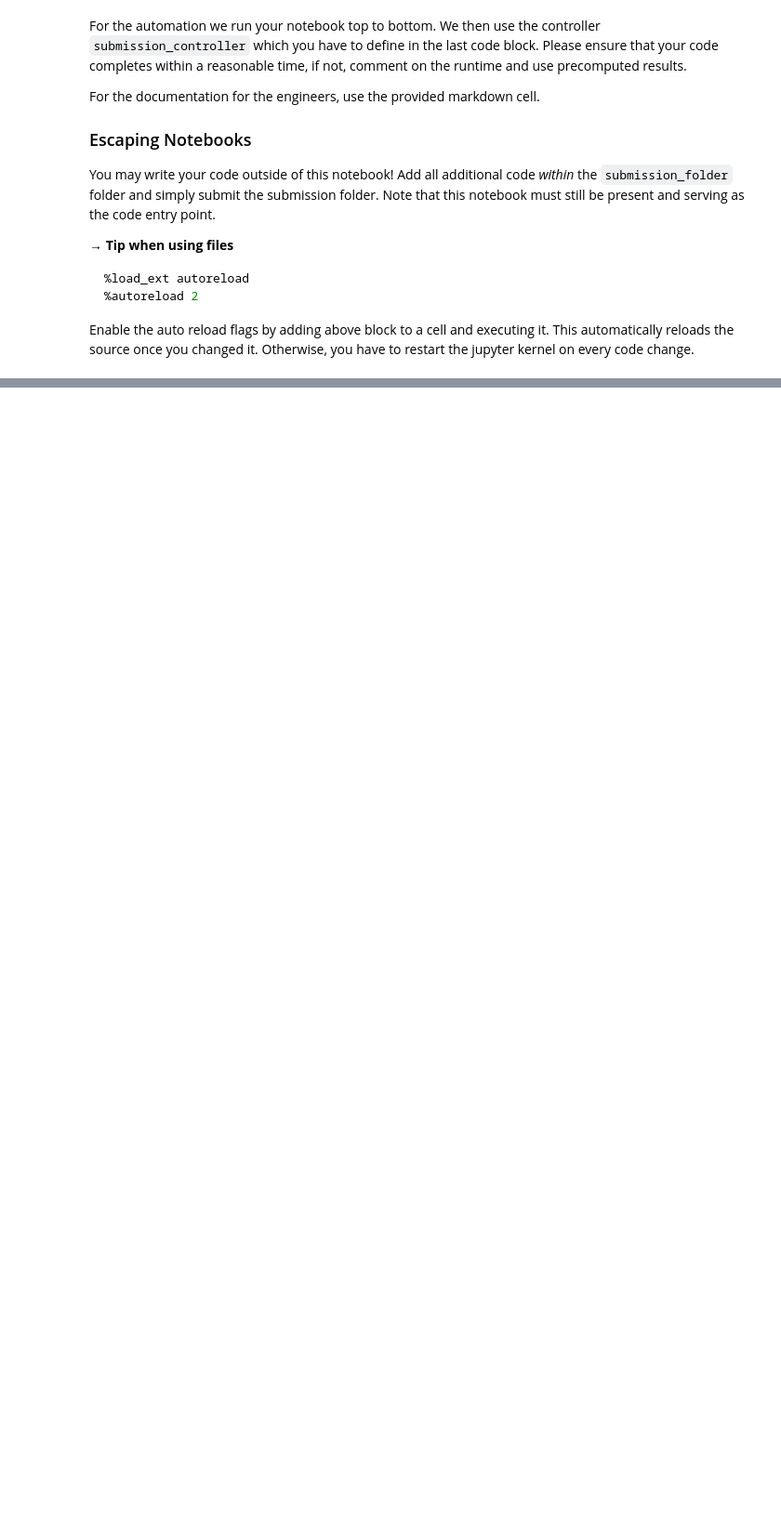
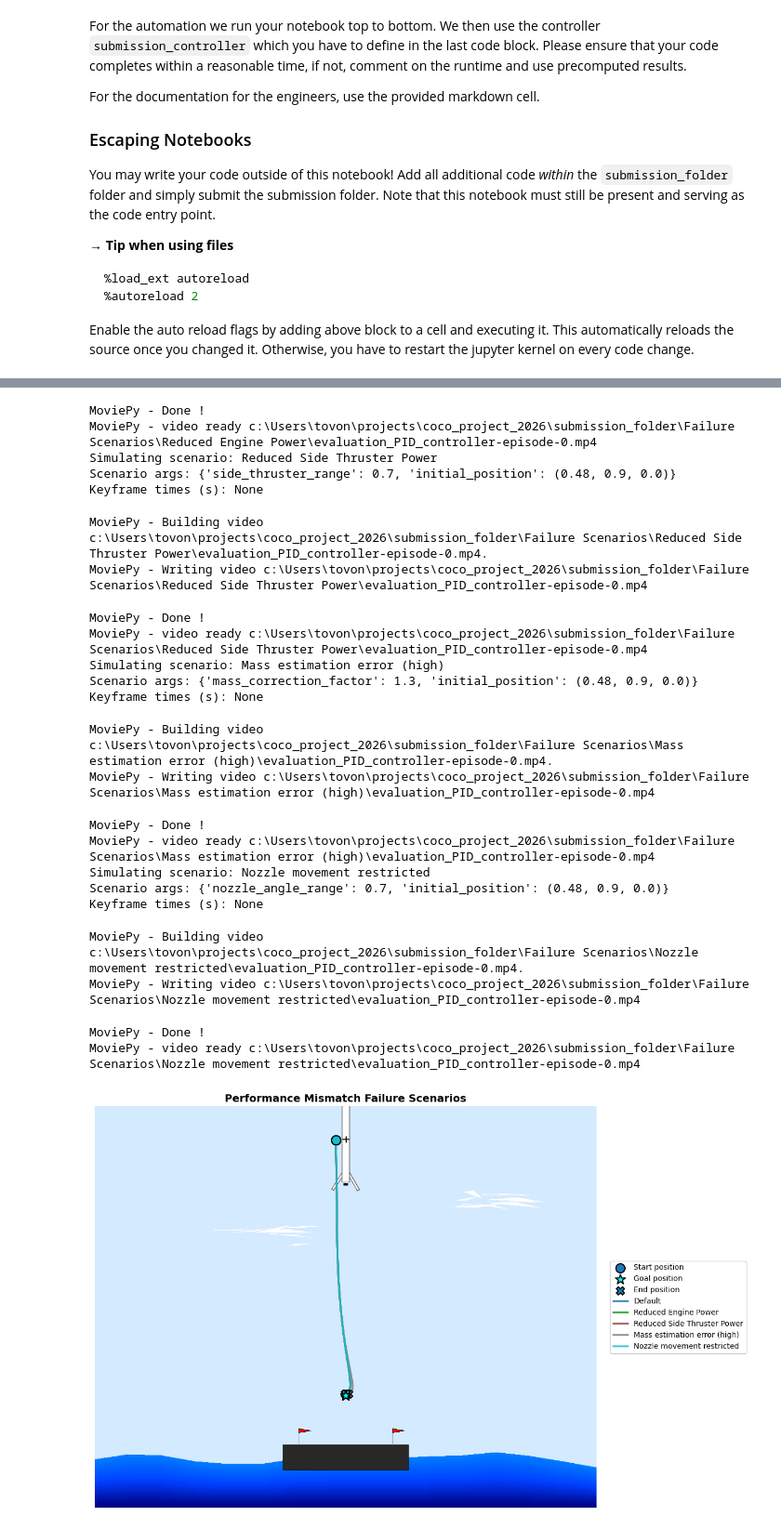
Before and after one commit to st0epsel/coco_bonus_project, a Jupyter notebook: submission_folder/submission.ipynb, the cells around one changed output, grey strips where cells are left out. Shown at 93% size. Drawn from its saved outputs; the diff is of its cells as text; code cells hidden in the pictures; blank space fills up the shorter version.

```diff
--- a/submission_folder/submission.ipynb
+++ b/submission_folder/submission.ipynb
@@ -131,0 +181,56 @@ Saving flight history plot to pid_controller_SOP\flight_history.png ...
+# %%
+from submission_folder.src.plot import plot_trajectory_set_realistic
+
+# Environment and model setup
+SESSION_FOLDER = "Failure Scenarios"
+os.makedirs(SESSION_FOLDER, exist_ok=True)
+
+# ------------------------------------
+# Performance Mismatch Failure Scenarios
+# ------------------------------------
+
+# Generate position scenario list
+perf_scenario_args_dict: dict[str, dict] = {
+    "Default": {},
+    "Reduced Engine Power": {"main_thruster_range": 0.7},  # Reduce engine power to 70% of nominal
+    "Reduced Side Thruster Power": {"side_thruster_range": 0.7},  # Reduce side thruster power to 70% of nominal
+    "Mass estimation error (high)": {"mass_correction_factor": 1.3},  # Increase mass by 30% to simulate mass estimation error
+    "Nozzle movement restricted": {"nozzle_angle_range": 0.7}  # Restrict nozzle movement to 70% of nominal
+}
+
+# Add slightly offset initial position to all scenarios to ensure they are not trivially easy
+for scenario_name in perf_scenario_args_dict.keys():
+    perf_scenario_args_dict[scenario_name]["initial_position"] = (0.48, 0.9, 0.0)  # 3-tuple (x, y, theta)
+    print(f"Scenario '{scenario_name}' args: {perf_scenario_args_dict[scenario_name]}")
+
+
+perf_failure_flight_data = {}
+for scenario_name, scenario_args in perf_scenario_args_dict.items():
+    print(f"Simulating scenario: {scenario_name}")
+    print(f"Scenario args: {scenario_args}")
+
+    subsession_folder = f"{SESSION_FOLDER}/{scenario_name}"
+    os.makedirs(subsession_folder, exist_ok=True)
+
+
+    flight_history_figure, trajectory_figure, real_traj_figure, flight_data = evaluate_controller(
+        controller=pid_controller,
+        user_args=scenario_args,
+        out_dir=subsession_folder,
+        kf_t = None,#kf_t,
+        metrics_to_plot = metrics_to_plot,
+    )
+
+    perf_failure_flight_data[scenario_name] = flight_data
+
+scenario_data_list = list(perf_failure_flight_data.values())
+scenario_names_list = list(perf_failure_flight_data.keys())
+
+figure = plot_trajectory_set_realistic(
+    trajectories=scenario_data_list,
+    title="Performance Mismatch Failure Scenarios",
+    trajectory_labels=scenario_names_list,
+)
+
+display(figure)
+# %% [output]
@@ -131,0 +254,24 @@ Saving flight history plot to pid_controller_SOP\flight_history.png ...
+MoviePy - Done !
+MoviePy - video ready c:\Users\tovon\projects\coco_project_2026\submission_folder\Failure Scenarios\Reduced Engine Power\evaluation_PID_controller-episode-0.mp4
+Simulating scenario: Reduced Side Thruster Power
+Scenario args: {'side_thruster_range': 0.7, 'initial_position': (0.48, 0.9, 0.0)}
+Keyframe times (s): None
+MoviePy - Building video c:\Users\tovon\projects\coco_project_2026\submission_folder\Failure Scenarios\Reduced Side Thruster Power\evaluation_PID_controller-episode-0.mp4.
+MoviePy - Writing video c:\Users\tovon\projects\coco_project_2026\submission_folder\Failure Scenarios\Reduced Side Thruster Power\evaluation_PID_controller-episode-0.mp4
+MoviePy - Done !
+MoviePy - video ready c:\Users\tovon\projects\coco_project_2026\submission_folder\Failure Scenarios\Reduced Side Thruster Power\evaluation_PID_controller-episode-0.mp4
+Simulating scenario: Mass estimation error (high)
+Scenario args: {'mass_correction_factor': 1.3, 'initial_position': (0.48, 0.9, 0.0)}
+Keyframe times (s): None
+MoviePy - Building video c:\Users\tovon\projects\coco_project_2026\submission_folder\Failure Scenarios\Mass estimation error (high)\evaluation_PID_controller-episode-0.mp4.
+MoviePy - Writing video c:\Users\tovon\projects\coco_project_2026\submission_folder\Failure Scenarios\Mass estimation error (high)\evaluation_PID_controller-episode-0.mp4
+MoviePy - Done !
+MoviePy - video ready c:\Users\tovon\projects\coco_project_2026\submission_folder\Failure Scenarios\Mass estimation error (high)\evaluation_PID_controller-episode-0.mp4
+Simulating scenario: Nozzle movement restricted
+Scenario args: {'nozzle_angle_range': 0.7, 'initial_position': (0.48, 0.9, 0.0)}
+Keyframe times (s): None
+MoviePy - Building video c:\Users\tovon\projects\coco_project_2026\submission_folder\Failure Scenarios\Nozzle movement restricted\evaluation_PID_controller-episode-0.mp4.
+MoviePy - Writing video c:\Users\tovon\projects\coco_project_2026\submission_folder\Failure Scenarios\Nozzle movement restricted\evaluation_PID_controller-episode-0.mp4
+MoviePy - Done !
+MoviePy - video ready c:\Users\tovon\projects\coco_project_2026\submission_folder\Failure Scenarios\Nozzle movement restricted\evaluation_PID_controller-episode-0.mp4
+[figure, added]
```
Also changed, not shown: parts of 17 cells of this notebook, 14 other files.
